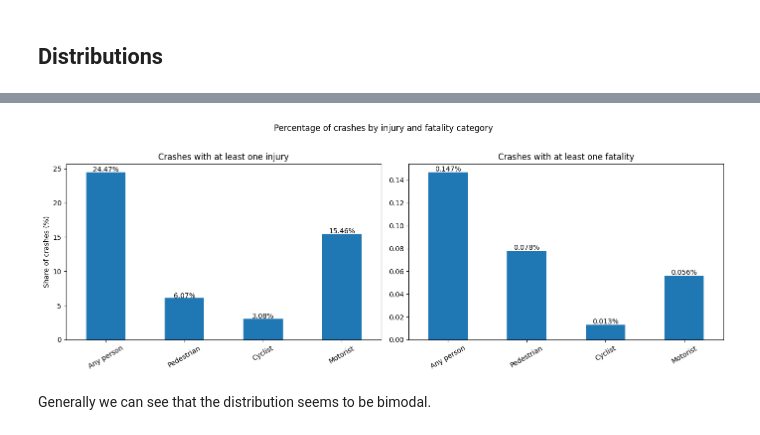
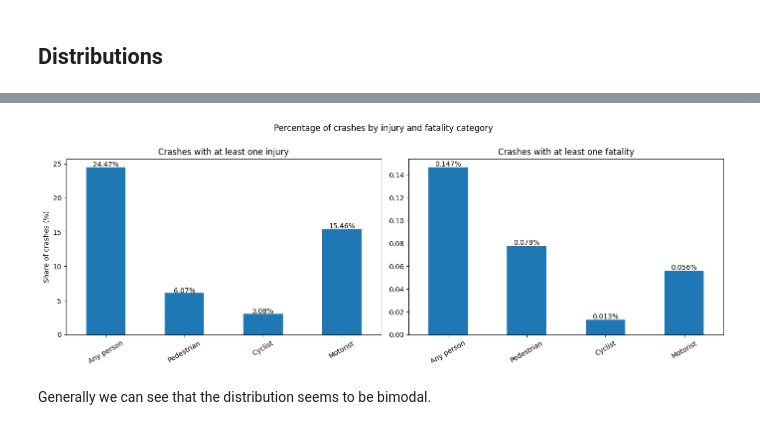
Before and after one commit to Melf-M/Final_project, a Jupyter notebook: cleanup.ipynb, the cells around one changed output, grey strips where cells are left out. Saved outputs shown, nothing was run; the diff lists cells and outputs as text; code cells hidden in the pictures.

```diff
--- a/cleanup.ipynb
+++ b/cleanup.ipynb
@@ -356,35 +364,36 @@ fatality_fractions = {
 injury_series = pd.Series(injury_fractions) * 100
 fatality_series = pd.Series(fatality_fractions) * 100
 
 fig, axes = plt.subplots(1, 2, figsize=(14, 5))
 
 # Left plot: injuries
 ax1 = axes[0]
 injury_series.plot(kind="bar", ax=ax1)
 ax1.set_title("Crashes with at least one injury")
 ax1.set_ylabel("Share of crashes (%)")
 ax1.set_xlabel("")
 ax1.tick_params(axis="x", rotation=30)
 
 for i, v in enumerate(injury_series):
     ax1.text(i, v + 0.05, f"{v:.2f}%", ha="center")
 
 # Right plot: fatalities
 ax2 = axes[1]
 fatality_series.plot(kind="bar", ax=ax2)
 ax2.set_title("Crashes with at least one fatality")
 #ax2.set_ylabel("Share of crashes (%)")
 ax2.set_xlabel("")
 ax2.tick_params(axis="x", rotation=30)
 
 for i, v in enumerate(fatality_series):
     ax2.text(i, v + max(fatality_series) * 0.03 - 0.0035, f"{v:.3f}%", ha="center")
 
-plt.suptitle("Percentage of crashes by injury and fatality category", y=1.02)
+plt.suptitle("Percentage of crashes by injury and fatality category", y=1.00)
 plt.tight_layout()
+plt.savefig(f"{PLOT_PATH}" + f"fig2.png")
 plt.show()
 # %% [output]
-[figure, old version]
+[figure, new version]
 # %% [markdown]
 Generally we can see that the distribution seems to be bimodal.
 # %%
```
Also changed, not shown: parts of 17 cells of this notebook, 13 other files.
